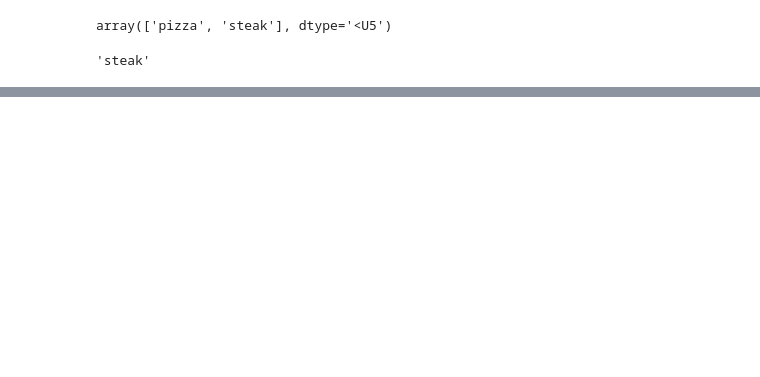
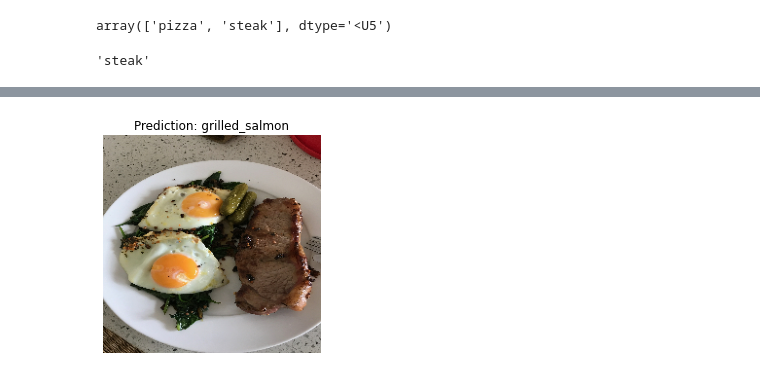
Before and after one commit to Sashank11/learn_tensorflow, a Jupyter notebook: Introduction_to_computer_vision_with_tensorflow.ipynb, the cells around one changed output, grey strips where cells are left out. Cells and saved outputs as stored; diff of their text form; code cells hidden in the pictures; blank space fills up the shorter version.

```diff
--- a/Introduction_to_computer_vision_with_tensorflow.ipynb
+++ b/Introduction_to_computer_vision_with_tensorflow.ipynb
@@ -1066,0 +1271,12 @@ pred_plot(model_7, "03-steak.jpeg")
+# %%
+train_datagen_augmented = ImageDataGenerator(rescale = 1/255.,
+                                             rotation_range = 0.2,
+                                             zoom_range = 0.2,
+                                             width_shift_range = 0.2,
+                                             height_shift_range = 0.3,
+                                             horizontal_flip = True)
+
+train_data_augmented = train_datagen_augmented.flow_from_directory(train_dir,
+                                                                   target_size = (224,224),
+                                                                   batch_size = 32,
+                                                                   class_mode = "categorical")
@@ -1066,0 +1285,6 @@ pred_plot(model_7, "03-steak.jpeg")
+# %%
+model_12 = tf.keras.models.clone_model(model_10)
+model_12.compile(loss = "categorical_crossentropy",
+                 optimizer = tf.keras.optimizers.Adam(),
+                 metrics=["accuracy"])
+model_12.summary()
@@ -1066,0 +1309,7 @@ pred_plot(model_7, "03-steak.jpeg")
+# %%
+# Fit model
+history_12 = model_12.fit(train_data_augmented,
+                          epochs = 5,
+                          steps_per_epoch = len(train_data_augmented),
+                          validation_data = test_data,
+                          validation_steps = len(test_data))
@@ -1066,0 +1327,16 @@ pred_plot(model_7, "03-steak.jpeg")
+# %%
+# Reconfig pred_plot to work with multi class
+def pred_plot(model, filename, class_names = class_names):
+  img = load_prep_img(filename)
+  pred = model.predict(tf.expand_dims(img,axis = 0))
+  if len(pred[0] > 1):
+    pred_class = class_names[tf.argmax(pred[0])]
+  else:
+    pred_class = class_names[int(tf.round(pred[0]))]
+  #plot
+  plt.imshow(img)
+  plt.title(f"Prediction: {pred_class}")
+  plt.axis(False);
+# %%
+pred_plot(model_12, "03-steak.jpeg")
+# %% [output]
@@ -1066,0 +1344 @@ pred_plot(model_7, "03-steak.jpeg")
+[figure, added]
```
Also changed, not shown: parts of 54 cells of this notebook.
